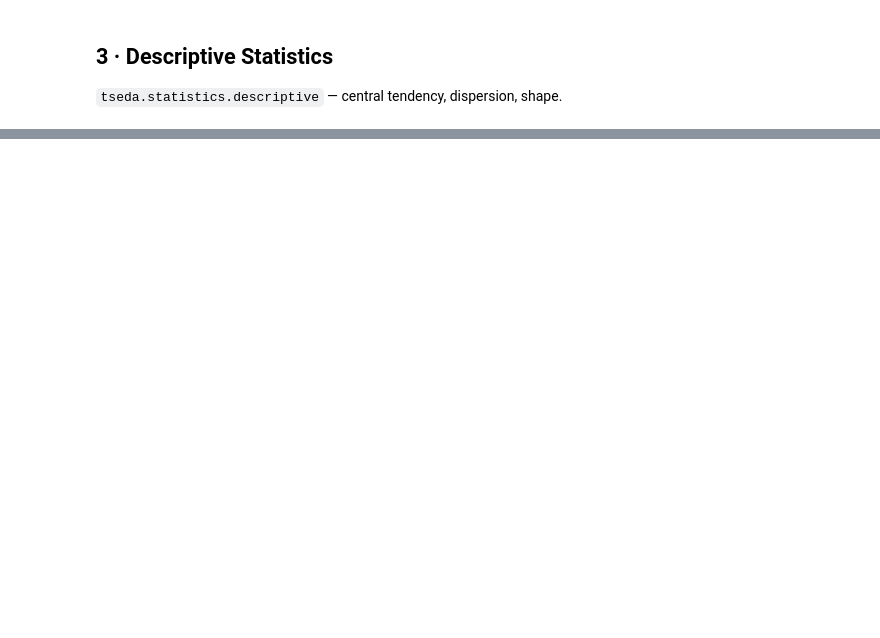
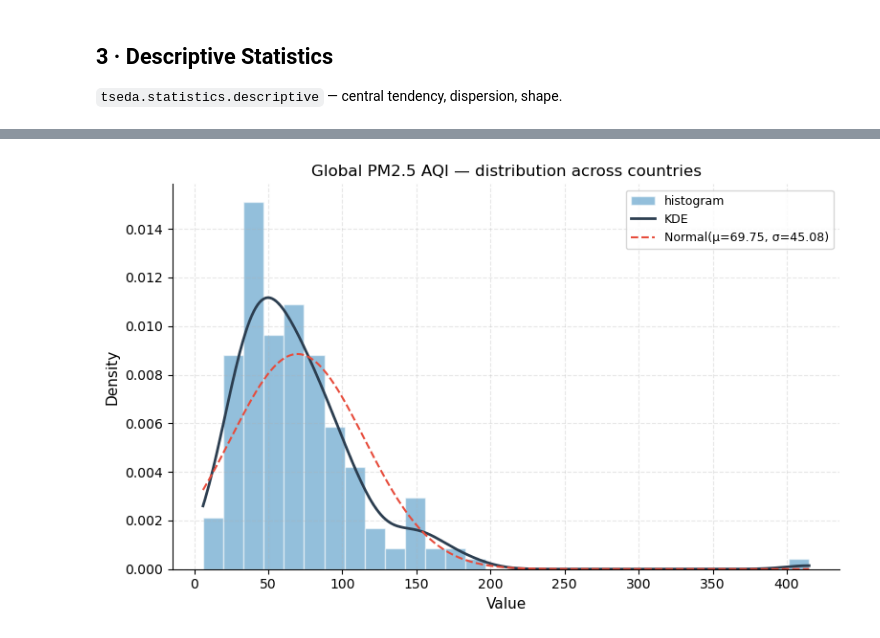
Before and after one commit to amir-jafari/Time-Series-EDA, a Jupyter notebook: notebooks/Global_Air_Pollution_EDA.ipynb, the cells around one changed output, grey strips where cells are left out. Cells and saved outputs as stored; diff of their text form; code cells hidden in the pictures; blank space fills up the shorter version.

```diff
--- a/notebooks/Global_Air_Pollution_EDA.ipynb
+++ b/notebooks/Global_Air_Pollution_EDA.ipynb
@@ -536,0 +245,7 @@ print("\nAll five pollutant reports generated.")
+# %%
+from tseda.visualization.distribution_plots import plot_distribution, plot_qq, plot_rolling_stats
+
+show(plot_distribution(ts_pm25,
+     title="Global PM2.5 AQI — distribution across countries"), "03a_distribution.png")
+# %% [output]
+[figure, added]
```
Also changed, not shown: parts of 111 cells of this notebook.
